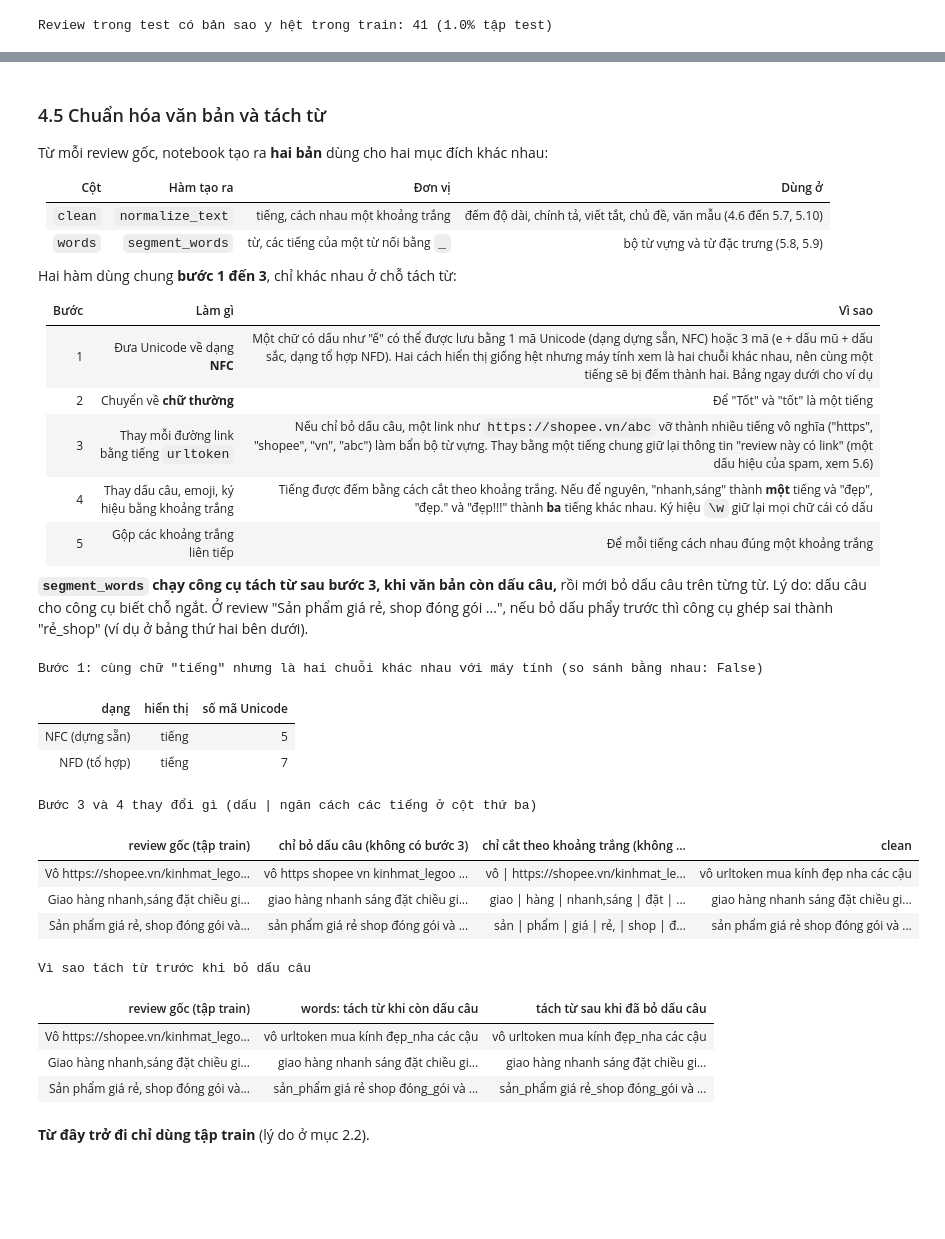
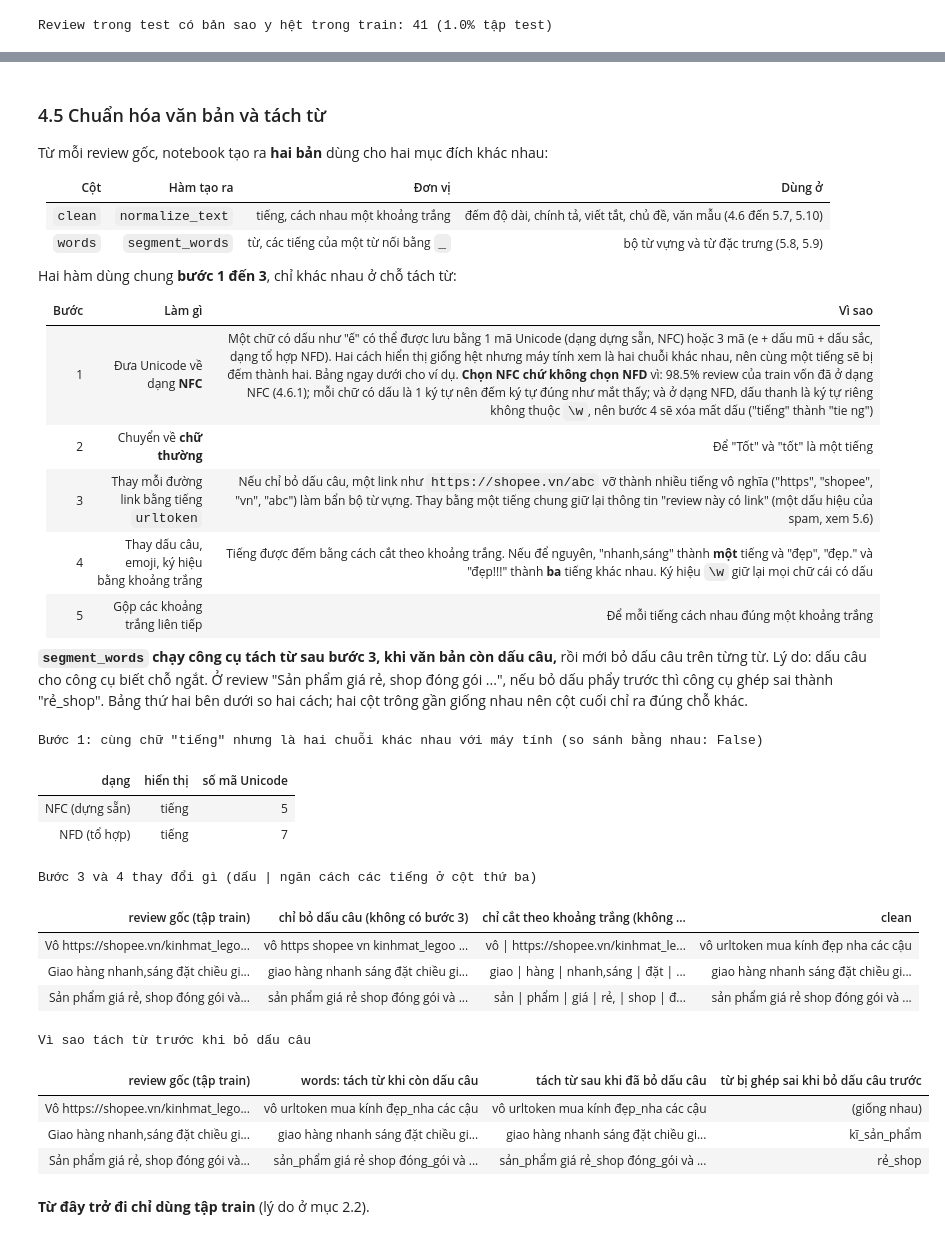
Before and after one commit to trthminh/CO5177, a Jupyter notebook: notebooks/text.ipynb, the cells around one changed output, grey strips where cells are left out. Saved outputs shown, nothing was run; the diff lists cells and outputs as text; code cells hidden in the pictures; blank space fills up the shorter version.

```diff
--- a/notebooks/text.ipynb
+++ b/notebooks/text.ipynb
@@ -178,11 +178,23 @@ def show_fig(fig, title, height=450, **layout):
         fig.write_image(FIGURE_DIR / f"hinh_{number:02d}.png", width=1100, height=height, scale=2)
 
 
+def format_number(value, precision=1):
+    """Viết số theo chuẩn của báo cáo: dấu chấm thập phân (85.4), số từ 5 chữ số tách hàng nghìn
+    bằng khoảng trắng hẹp (19 870), số 4 chữ số viết liền (7280)."""
+    if isinstance(value, (bool, np.bool_)):
+        return value
+    if isinstance(value, (int, np.integer)):
+        return f"{value:,}".replace(",", "\u2009") if abs(value) >= 10000 else str(value)
+    if isinstance(value, (float, np.floating)):
+        return f"{value:.{precision}f}"
+    return value
+
+
 def show_table(table, caption, text_columns=(), hide_index=False, precision=1):
     """Hiển thị bảng có tiêu đề; các cột văn bản được căn trái và tự xuống dòng để đọc hết nội dung."""
     if isinstance(table, pd.Series):
         table = table.to_frame()
-    styler = table.style.set_caption(caption).format(precision=precision, thousands=",")
+    styler = table.style.set_caption(caption).format(lambda value: format_number(value, precision))
     styler = styler.set_table_styles([
         {"selector": "caption", "props": "caption-side: top; text-align: left; font-weight: bold; padding: 6px 0;"},
         {"selector": "th", "props": "text-align: left;"},
@@ -459,11 +467,11 @@ split_share = split_counts.div(split_counts.sum(axis=1), axis=0) * 100
 fig = go.Figure()
 for type_name in split_share.columns:
     fig.add_trace(go.Bar(
-        y=[f"{s} ({split_counts.loc[s].sum():,})" for s in split_share.index], x=split_share[type_name],
+        y=[f"{s} ({format_number(split_counts.loc[s].sum())})" for s in split_share.index], x=split_share[type_name],
         name=type_name, orientation="h", marker_color=TYPE_COLORS[type_name],
         customdata=split_counts[type_name],
         text=[f"{v:.1f}%" for v in split_share[type_name]], textposition="inside", insidetextanchor="middle",
-        hovertemplate="%{y}<br>" + type_name + ": %{customdata:,} review (%{x:.1f}%)<extra></extra>",
+        hovertemplate="%{y}<br>" + type_name + ": %{customdata} review (%{x:.1f}%)<extra></extra>",
     ))
 max_gap = (split_share.max() - split_share.min()).max()
 show_fig(fig, f"Ba tập có tỷ lệ các lớp gần như nhau (chênh lệch lớn nhất {max_gap:.1f} điểm %)",
@@ -563,13 +571,13 @@ Hai hàm dùng chung **bước 1 đến 3**, chỉ khác nhau ở chỗ tách t
 
 | Bước | Làm gì | Vì sao |
 |---|---|---|
-| 1 | Đưa Unicode về dạng **NFC** | Một chữ có dấu như "ế" có thể được lưu bằng 1 mã Unicode (dạng dựng sẵn, NFC) hoặc 3 mã (e + dấu mũ + dấu sắc, dạng tổ hợp NFD). Hai cách hiển thị giống hệt nhưng máy tính xem là hai chuỗi khác nhau, nên cùng một tiếng sẽ bị đếm thành hai. Bảng ngay dưới cho ví dụ |
+| 1 | Đưa Unicode về dạng **NFC** | Một chữ có dấu như "ế" có thể được lưu bằng 1 mã Unicode (dạng dựng sẵn, NFC) hoặc 3 mã (e + dấu mũ + dấu sắc, dạng tổ hợp NFD). Hai cách hiển thị giống hệt nhưng máy tính xem là hai chuỗi khác nhau, nên cùng một tiếng sẽ bị đếm thành hai. Bảng ngay dưới cho ví dụ. **Chọn NFC chứ không chọn NFD** vì: 98.5% review của train vốn đã ở dạng NFC (4.6.1); mỗi chữ có dấu là 1 ký tự nên đếm ký tự đúng như mắt thấy; và ở dạng NFD, dấu thanh là ký tự riêng không thuộc `\w`, nên bước 4 sẽ xóa mất dấu ("tiếng" thành "tie ng") |
 | 2 | Chuyển về **chữ thường** | Để "Tốt" và "tốt" là một tiếng |
 | 3 | Thay mỗi đường link bằng tiếng `urltoken` | Nếu chỉ bỏ dấu câu, một link như `https://shopee.vn/abc` vỡ thành nhiều tiếng vô nghĩa ("https", "shopee", "vn", "abc") làm bẩn bộ từ vựng. Thay bằng một tiếng chung giữ lại thông tin "review này có link" (một dấu hiệu của spam, xem 5.6) |
 | 4 | Thay dấu câu, emoji, ký hiệu bằng khoảng trắng | Tiếng được đếm bằng cách cắt theo khoảng trắng. Nếu để nguyên, "nhanh,sáng" thành **một** tiếng và "đẹp", "đẹp." và "đẹp!!!" thành **ba** tiếng khác nhau. Ký hiệu `\w` giữ lại mọi chữ cái có dấu |
 | 5 | Gộp các khoảng trắng liên tiếp | Để mỗi tiếng cách nhau đúng một khoảng trắng |
 
-**`segment_words` chạy công cụ tách từ sau bước 3, khi văn bản còn dấu câu,** rồi mới bỏ dấu câu trên từng từ. Lý do: dấu câu cho công cụ biết chỗ ngắt. Ở review "Sản phẩm giá rẻ, shop đóng gói ...", nếu bỏ dấu phẩy trước thì công cụ ghép sai thành "rẻ_shop" (ví dụ ở bảng thứ hai bên dưới).
+**`segment_words` chạy công cụ tách từ sau bước 3, khi văn bản còn dấu câu,** rồi mới bỏ dấu câu trên từng từ. Lý do: dấu câu cho công cụ biết chỗ ngắt. Ở review "Sản phẩm giá rẻ, shop đóng gói ...", nếu bỏ dấu phẩy trước thì công cụ ghép sai thành "rẻ_shop". Bảng thứ hai bên dưới so hai cách; hai cột trông gần giống nhau nên cột cuối chỉ ra đúng chỗ khác.
 # %%
 demo_word = "tiếng"
 nfc_form, nfd_form = unicodedata.normalize("NFC", demo_word), unicodedata.normalize("NFD", demo_word)
@@ -611,39 +619,43 @@ def segment_words(text):
 df["clean"] = df[TEXT_COL].map(normalize_text)
 df["words"] = df[TEXT_COL].map(segment_words)
 df["n_syllables"] = df["clean"].str.split().str.len()            # số tiếng
 df["n_words"] = df["words"].str.split().str.len()                # số từ
 df["n_chars"] = df[TEXT_COL].str.normalize("NFC").str.len()      # số ký tự
 
 step_demo = [
     "Vô https://shopee.vn/kinhmat_legoo?smtt=0.0.9 mua kính đẹp nha các cậu ❤️",
     "Giao hàng nhanh,sáng đặt chiều giao,đóng gói kĩ,sản phẩm như hình.",
     "Sản phẩm giá rẻ, shop đóng gói và giao hàng nhanh. Cảm ơn shop.",
 ]
 show_table(pd.DataFrame({
     "review gốc (tập train)": step_demo,
     "chỉ bỏ dấu câu (không có bước 3)": [SPACES_RE.sub(" ", PUNCTUATION_RE.sub(" ", t.lower())).strip() for t in step_demo],
     "chỉ cắt theo khoảng trắng (không có bước 4)": [" | ".join(t.lower().split()) for t in step_demo],
     "clean": [normalize_text(t) for t in step_demo],
 }), "Bước 3 và 4 thay đổi gì (dấu | ngăn cách các tiếng ở cột thứ ba)",
     text_columns=["review gốc (tập train)", "chỉ bỏ dấu câu (không có bước 3)",
                   "chỉ cắt theo khoảng trắng (không có bước 4)", "clean"], hide_index=True)
+segmented_first = [segment_words(t) for t in step_demo]
+cleaned_first = [word_tokenize(normalize_text(t), format="text") for t in step_demo]
 show_table(pd.DataFrame({
     "review gốc (tập train)": step_demo,
-    "words: tách từ khi còn dấu câu": [segment_words(t) for t in step_demo],
-    "tách từ sau khi đã bỏ dấu câu": [word_tokenize(normalize_text(t), format="text") for t in step_demo],
+    "words: tách từ khi còn dấu câu": segmented_first,
+    "tách từ sau khi đã bỏ dấu câu": cleaned_first,
+    "từ bị ghép sai khi bỏ dấu câu trước": [", ".join(w for w in after.split() if w not in before.split()) or "(giống nhau)"
+                                           for before, after in zip(segmented_first, cleaned_first)],
 }), "Vì sao tách từ trước khi bỏ dấu câu", text_columns=["review gốc (tập train)",
     "words: tách từ khi còn dấu câu", "tách từ sau khi đã bỏ dấu câu"], hide_index=True)
 # %% [output]
 Bước 3 và 4 thay đổi gì (dấu | ngăn cách các tiếng ở cột thứ ba)
 | review gốc (tập train) | chỉ bỏ dấu câu (không có bước 3) | chỉ cắt theo khoảng trắng (không ... | clean |
 | Vô https://shopee.vn/kinhmat_lego... | vô https shopee vn kinhmat_legoo ... | vô | https://shopee.vn/kinhmat_le... | vô urltoken mua kính đẹp nha các cậu |
 | Giao hàng nhanh,sáng đặt chiều gi... | giao hàng nhanh sáng đặt chiều gi... | giao | hàng | nhanh,sáng | đặt | ... | giao hàng nhanh sáng đặt chiều gi... |
 | Sản phẩm giá rẻ, shop đóng gói và... | sản phẩm giá rẻ shop đóng gói và ... | sản | phẩm | giá | rẻ, | shop | đ... | sản phẩm giá rẻ shop đóng gói và ... |
 Vì sao tách từ trước khi bỏ dấu câu
-| review gốc (tập train) | words: tách từ khi còn dấu câu | tách từ sau khi đã bỏ dấu câu |
-| Vô https://shopee.vn/kinhmat_lego... | vô urltoken mua kính đẹp_nha các cậu | vô urltoken mua kính đẹp_nha các cậu |
-| Giao hàng nhanh,sáng đặt chiều gi... | giao hàng nhanh sáng đặt chiều gi... | giao hàng nhanh sáng đặt chiều gi... |
-| Sản phẩm giá rẻ, shop đóng gói và... | sản_phẩm giá rẻ shop đóng_gói và ... | sản_phẩm giá rẻ_shop đóng_gói và ... |
+| review gốc (tập train) | words: tách từ khi còn dấu câu | tách từ sau khi đã bỏ dấu câu | từ bị ghép sai khi bỏ dấu câu trước |
+| Vô https://shopee.vn/kinhmat_lego... | vô urltoken mua kính đẹp_nha các cậu | vô urltoken mua kính đẹp_nha các cậu | (giống nhau) |
+| Giao hàng nhanh,sáng đặt chiều gi... | giao hàng nhanh sáng đặt chiều gi... | giao hàng nhanh sáng đặt chiều gi... | kĩ_sản_phẩm |
+| Sản phẩm giá rẻ, shop đóng gói và... | sản_phẩm giá rẻ shop đóng_gói và ... | sản_phẩm giá rẻ_shop đóng_gói và ... | rẻ_shop |
 # %% [markdown]
 **Từ đây trở đi chỉ dùng tập train** (lý do ở mục 2.2).
 # %%
```
Also changed, not shown: parts of 73 cells of this notebook.
